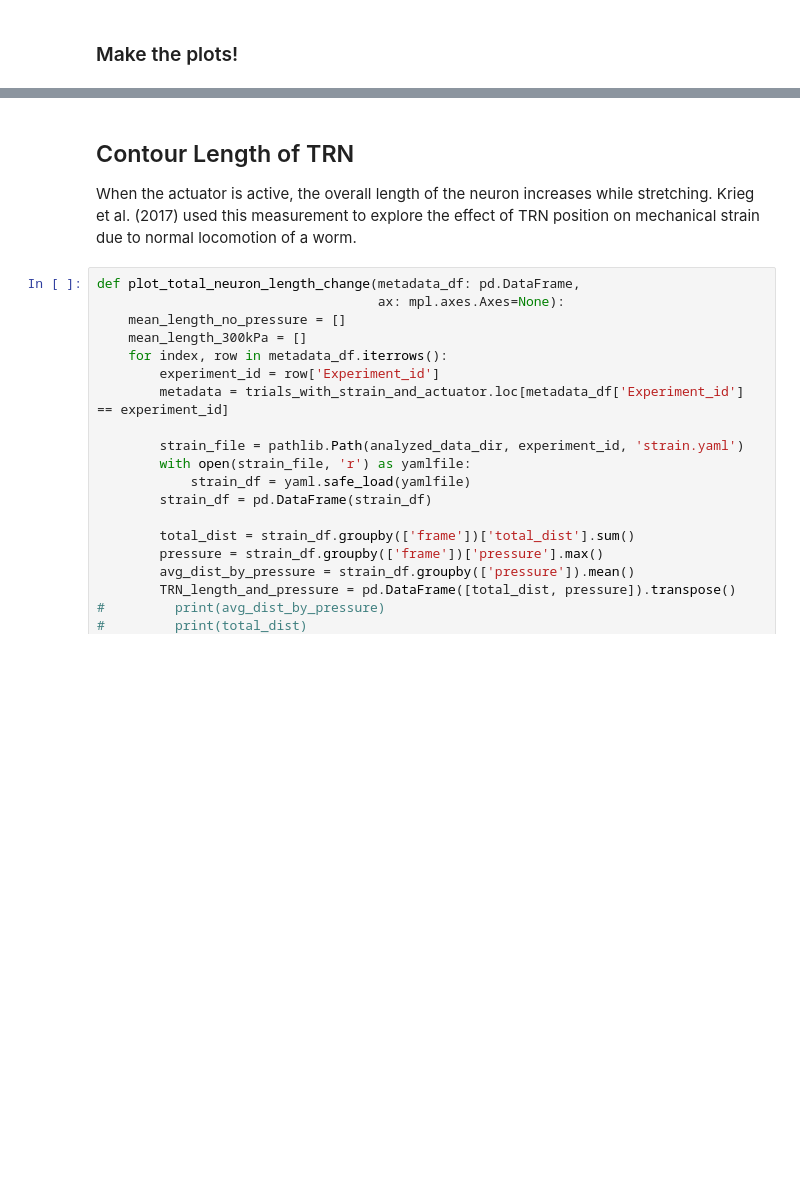
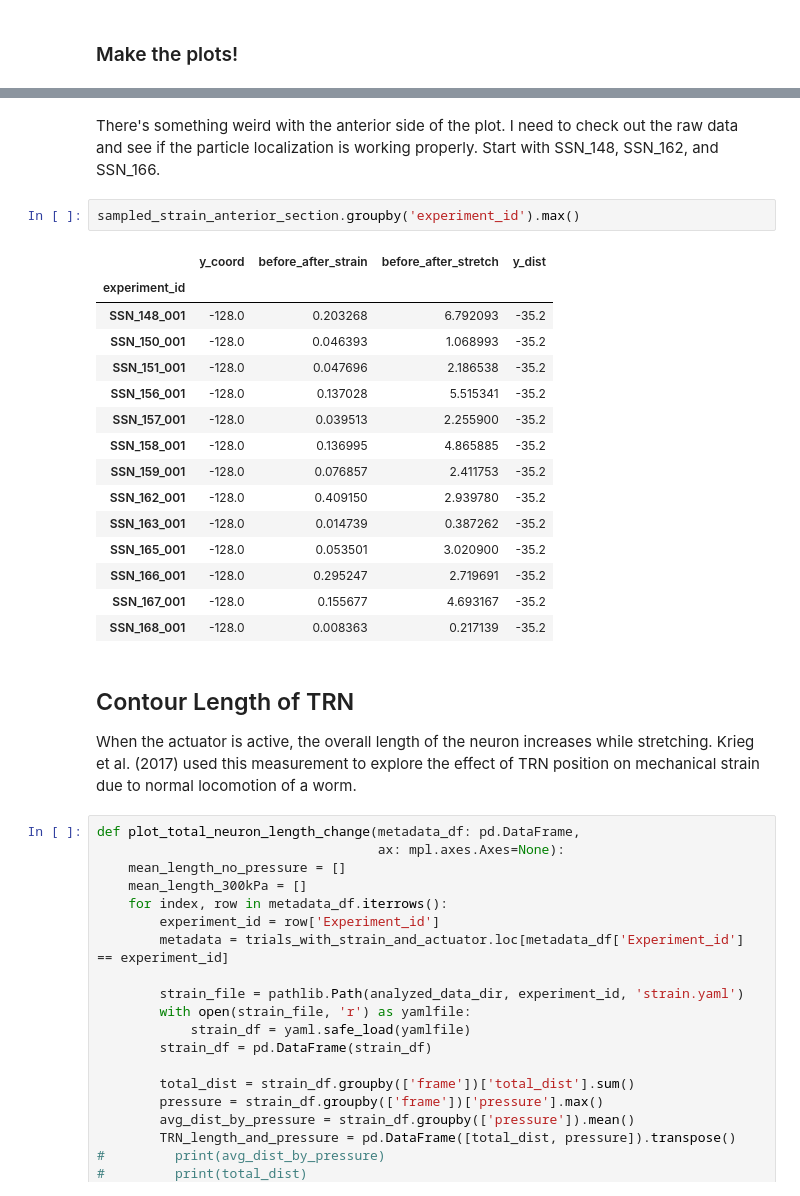
Before and after one commit to anekimken/SSN_ImageAnalysis, a Jupyter notebook: Notebooks/Mitochondria Displacement Plots.ipynb, the cells around one changed output, grey strips where cells are left out. Cells and saved outputs as stored; diff of their text form; blank space fills up the shorter version.

```diff
--- a/Notebooks/Mitochondria Displacement Plots.ipynb
+++ b/Notebooks/Mitochondria Displacement Plots.ipynb
@@ -386,3 +422,23 @@ Working on SSN_168_001
+# %% [markdown]
+There's something weird with the anterior side of the plot. I need to check out the raw data and see if the particle localization is working properly. Start with SSN_148, SSN_162, and SSN_166.
+# %%
+sampled_strain_anterior_section.groupby('experiment_id').max()
+# %% [output]
+|  | y_coord | before_after_strain | before_after_stretch | y_dist |
+| experiment_id |  |  |  |  |
+| SSN_148_001 | -128.0 | 0.203268 | 6.792093 | -35.2 |
+| SSN_150_001 | -128.0 | 0.046393 | 1.068993 | -35.2 |
+| SSN_151_001 | -128.0 | 0.047696 | 2.186538 | -35.2 |
+| SSN_156_001 | -128.0 | 0.137028 | 5.515341 | -35.2 |
+| SSN_157_001 | -128.0 | 0.039513 | 2.255900 | -35.2 |
+| SSN_158_001 | -128.0 | 0.136995 | 4.865885 | -35.2 |
+| SSN_159_001 | -128.0 | 0.076857 | 2.411753 | -35.2 |
+| SSN_162_001 | -128.0 | 0.409150 | 2.939780 | -35.2 |
+| SSN_163_001 | -128.0 | 0.014739 | 0.387262 | -35.2 |
+| SSN_165_001 | -128.0 | 0.053501 | 3.020900 | -35.2 |
+| SSN_166_001 | -128.0 | 0.295247 | 2.719691 | -35.2 |
+| SSN_167_001 | -128.0 | 0.155677 | 4.693167 | -35.2 |
+| SSN_168_001 | -128.0 | 0.008363 | 0.217139 | -35.2 |
 # %% [markdown]
 ## Contour Length of TRN
 When the actuator is active, the overall length of the neuron increases while stretching. Krieg et al. (2017) used this measurement to explore the effect of TRN position on mechanical strain due to normal locomotion of a worm.
```
Also changed, not shown: parts of 7 cells of this notebook, 3 other files.
